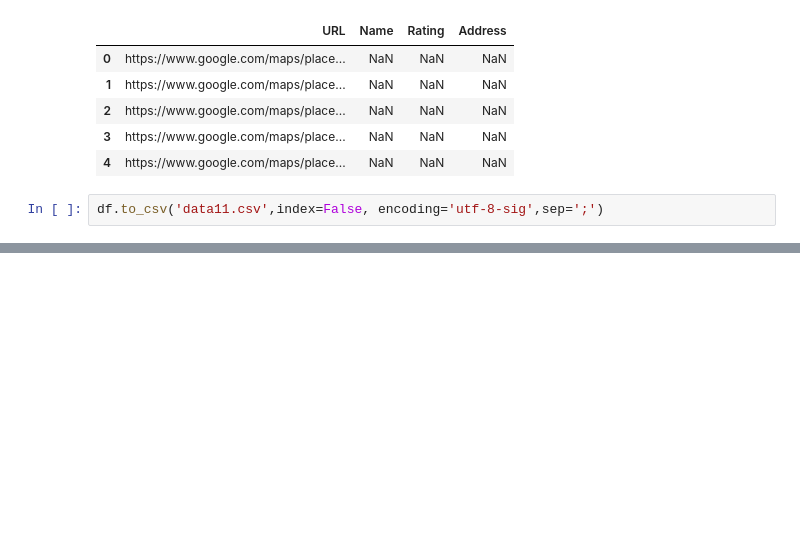
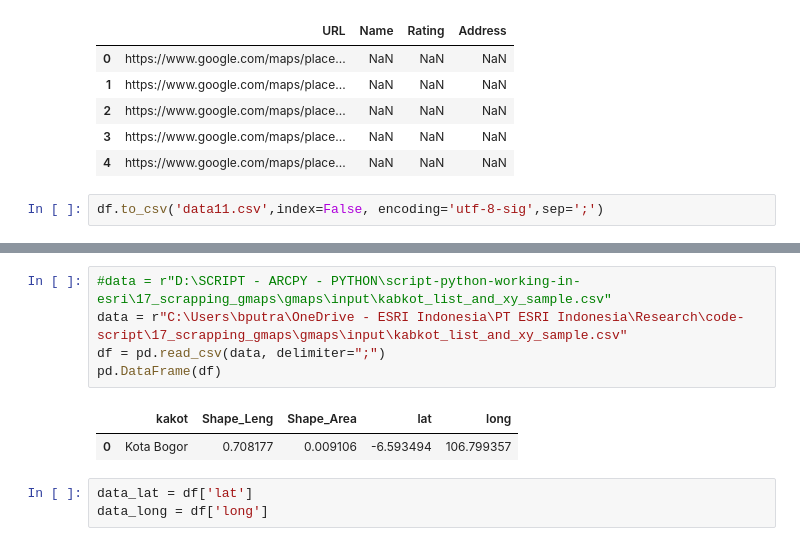
Before and after one commit to bebenGP/code-script-spatial-working, a Jupyter notebook: 17_scrapping_gmaps/gmaps/script/testing7_scrape_gmaps.ipynb, the cells around one changed output, grey strips where cells are left out. Cells and saved outputs as stored; diff of their text form; blank space fills up the shorter version.

```diff
--- a/17_scrapping_gmaps/gmaps/script/testing7_scrape_gmaps.ipynb
+++ b/17_scrapping_gmaps/gmaps/script/testing7_scrape_gmaps.ipynb
@@ -311,0 +482,11 @@ df.to_csv('data11.csv',index=False, encoding='utf-8-sig',sep=';')
+# %%
+#data = r"D:\SCRIPT - ARCPY - PYTHON\script-python-working-in-esri\17_scrapping_gmaps\gmaps\input\kabkot_list_and_xy_sample.csv"
+data = r"C:\Users\bputra\OneDrive - ESRI Indonesia\PT ESRI Indonesia\Research\code-script\17_scrapping_gmaps\gmaps\input\kabkot_list_and_xy_sample.csv"
+df = pd.read_csv(data, delimiter=";")
+pd.DataFrame(df)
+# %% [output]
+|  | kakot | Shape_Leng | Shape_Area | lat | long |
+| 0 | Kota Bogor | 0.708177 | 0.009106 | -6.593494 | 106.799357 |
+# %%
+data_lat = df['lat']
+data_long = df['long']
```
Also changed, not shown: parts of 5 cells of this notebook, 7 other files.
